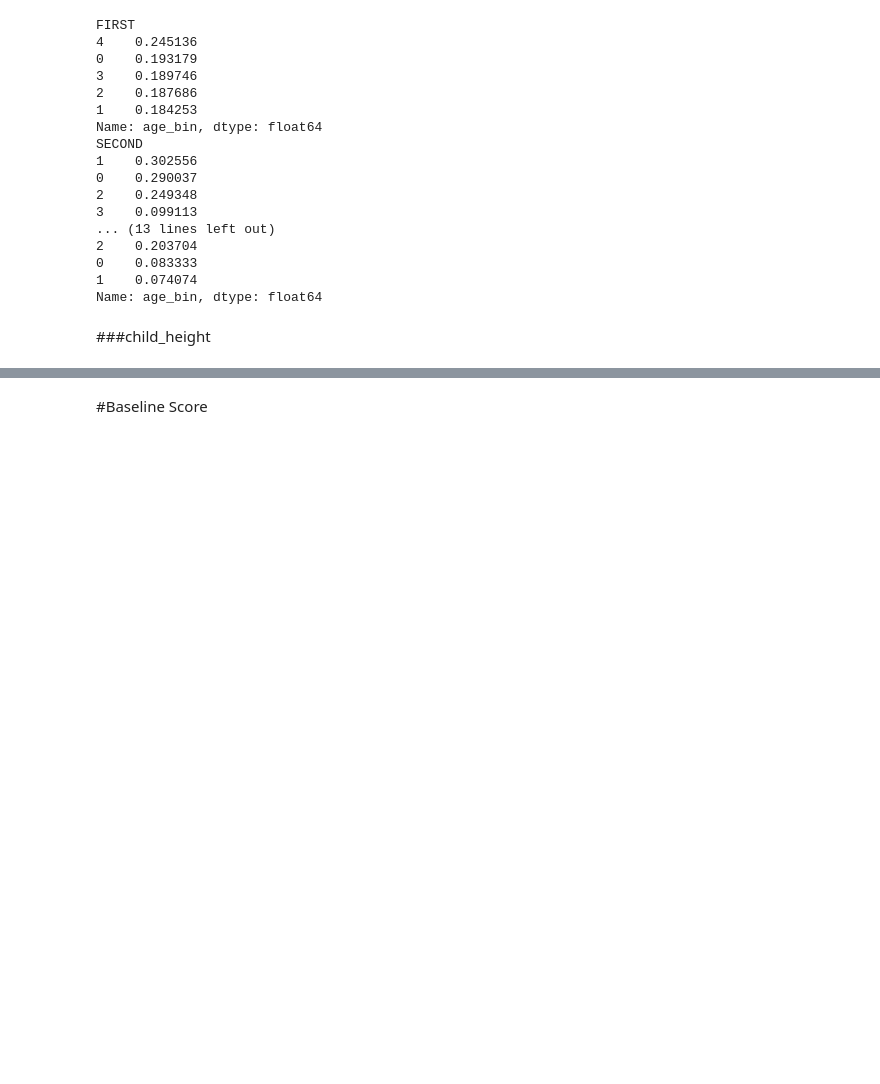
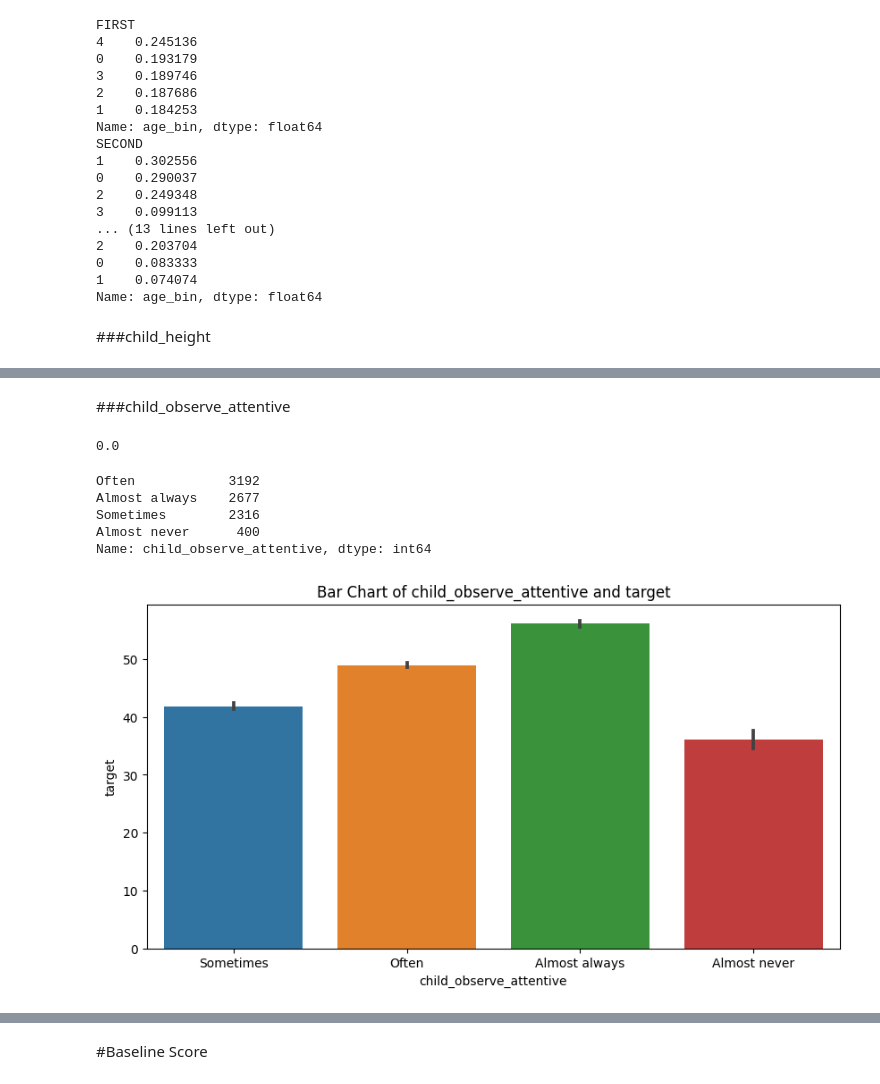
Before and after one commit to emms204/DataDrive2030-Early-Learning-Predictors-, a Jupyter notebook: DataDrive2030_Early_Learning_Predictors_Challenge.ipynb, the cells around one changed output, grey strips where cells are left out. Drawn from its saved outputs; the diff is of its cells as text; code cells hidden in the pictures; blank space fills up the shorter version.

```diff
--- a/DataDrive2030_Early_Learning_Predictors_Challenge.ipynb
+++ b/DataDrive2030_Early_Learning_Predictors_Challenge.ipynb
@@ -494,0 +565,18 @@ pass
+# %% [markdown]
+###child_observe_attentive
+# %%
+Train['child_observe_attentive'].isnull().sum()/len(Train)
+# %% [output]
+0.0
+# %%
+Train['child_observe_attentive'].value_counts()
+# %% [output]
+Often            3192
+Almost always    2677
+Sometimes        2316
+Almost never      400
+Name: child_observe_attentive, dtype: int64
+# %%
+barchart(x=Train['child_observe_attentive'],y=Train['target'])
+# %% [output]
+[figure, added]
```
Also changed, not shown: parts of 64 cells of this notebook.
